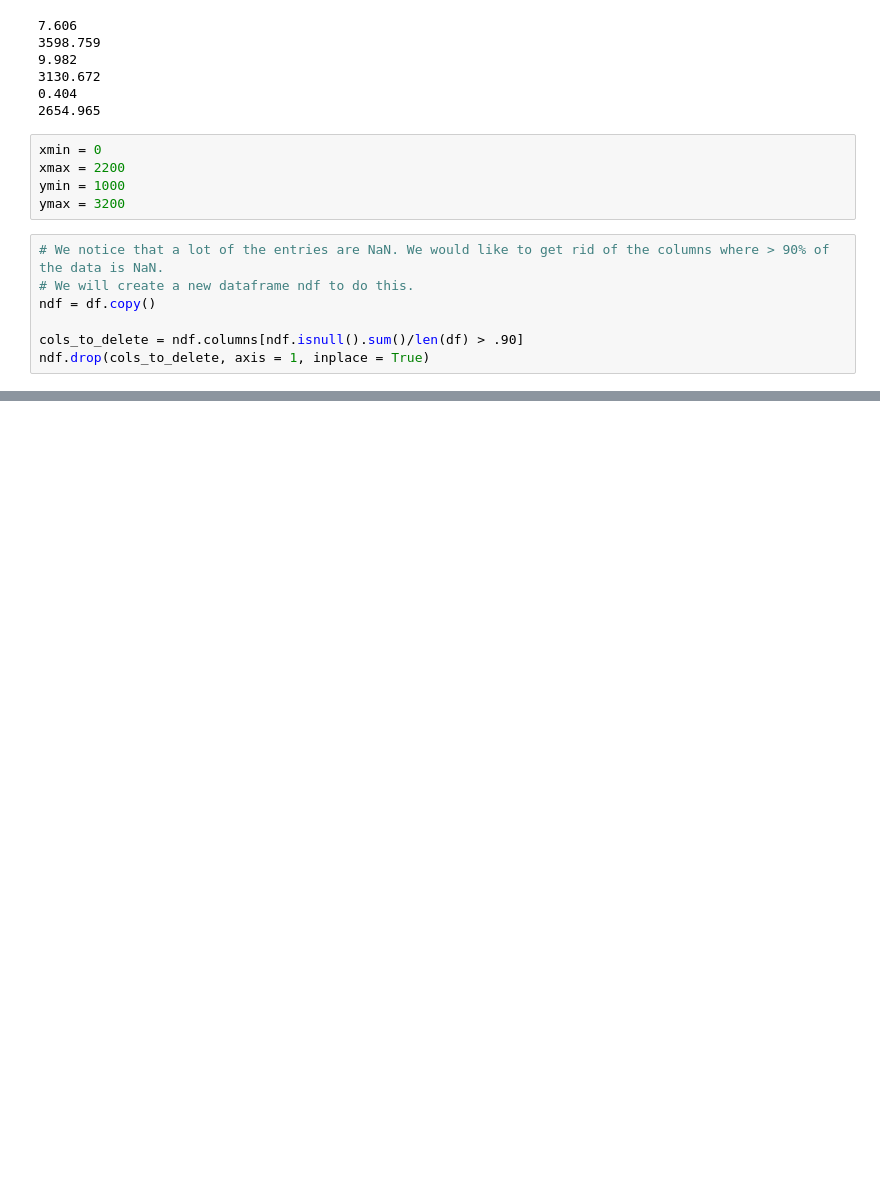
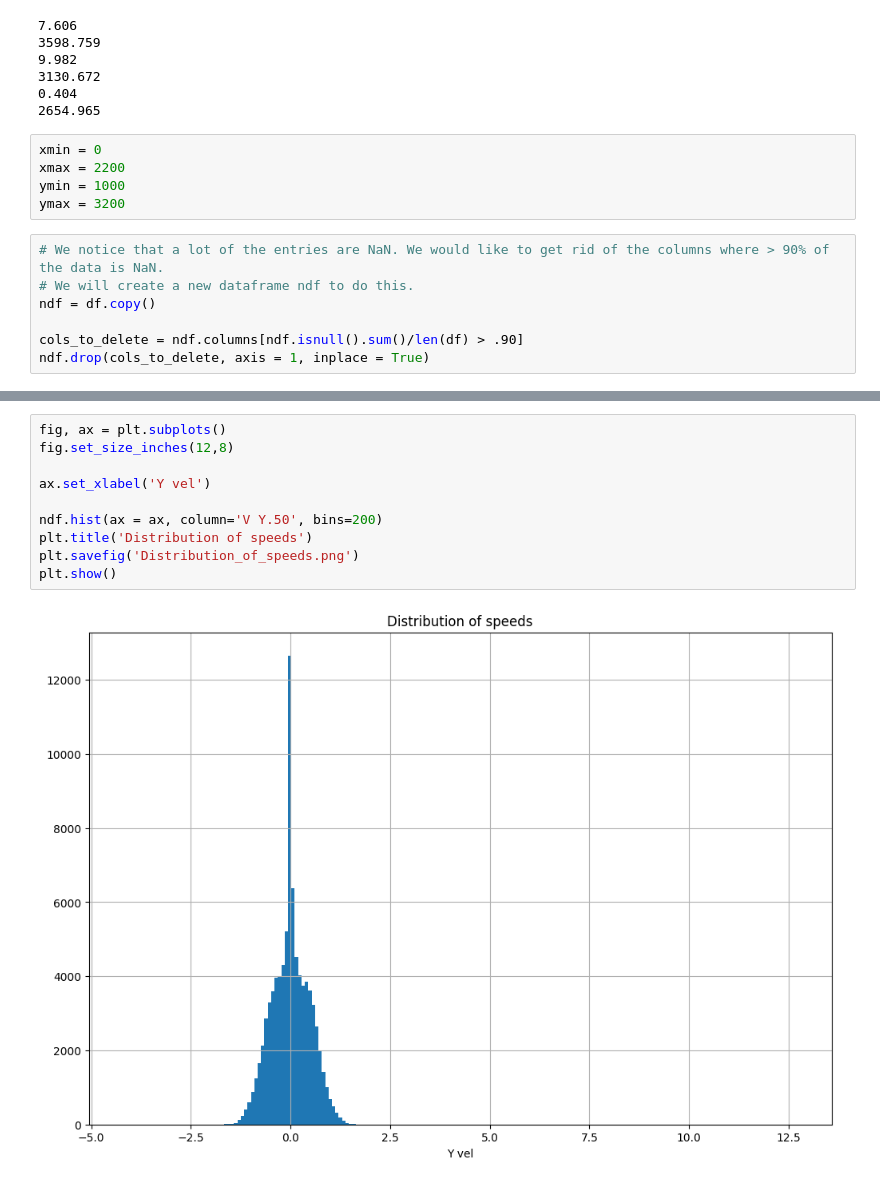
Before and after one commit to Mark-Bugden/Locust-Physics, a Jupyter notebook: Data_exploration.ipynb, the cells around one changed output, grey strips where cells are left out. Drawn from its saved outputs; the diff is of its cells as text; blank space fills up the shorter version.

```diff
--- a/Data_exploration.ipynb
+++ b/Data_exploration.ipynb
@@ -113,0 +137,12 @@ memory usage: 591.9 MB
+# %%
+fig, ax = plt.subplots()
+fig.set_size_inches(12,8)
+
+ax.set_xlabel('Y vel')
+
+ndf.hist(ax = ax, column='V Y.50', bins=200)
+plt.title('Distribution of speeds')
+plt.savefig('Distribution_of_speeds.png')
+plt.show()
+# %% [output]
+[figure, added]
```
Also changed, not shown: parts of 18 cells of this notebook, 1 other file.
